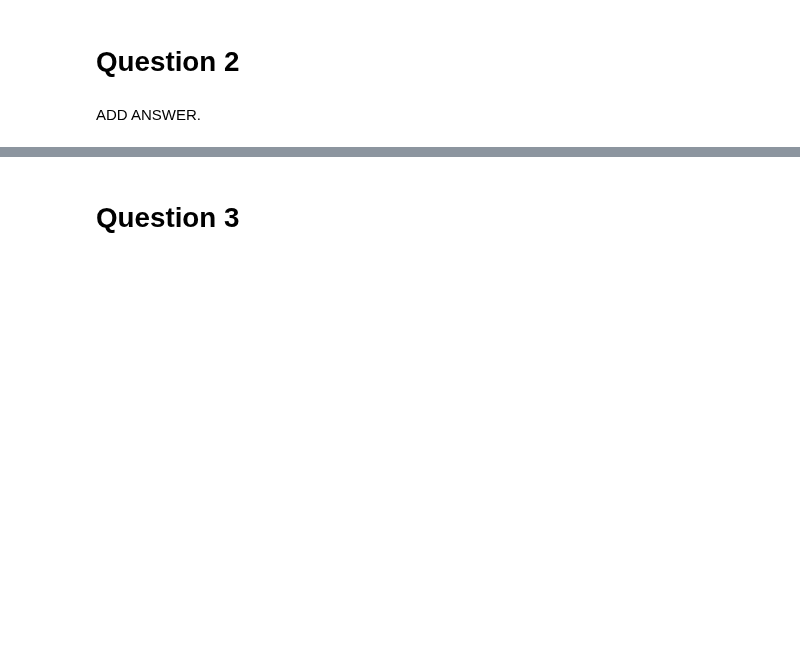
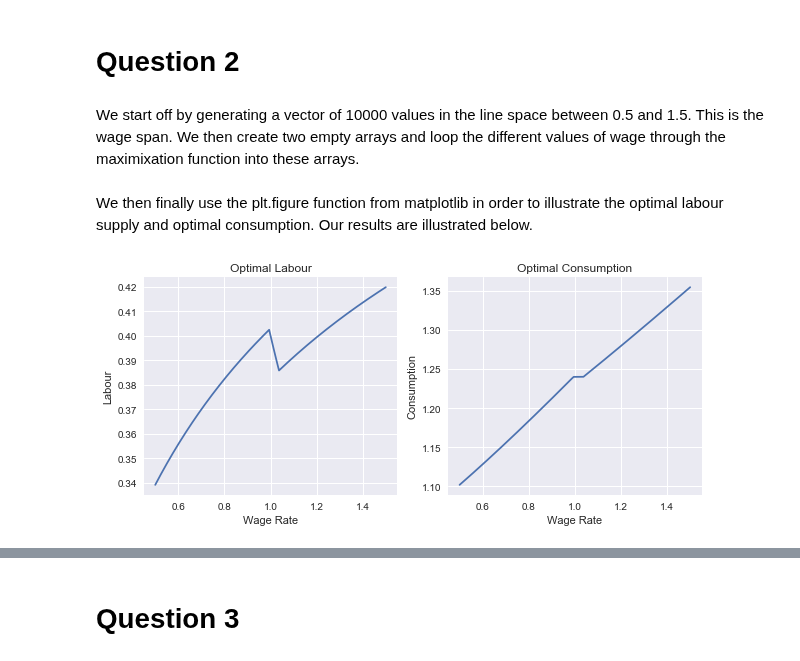
Before and after one commit to NumEconCopenhagen/projects-2020-1001numpyarrays, a Jupyter notebook: inauguralproject/inauguralproject.ipynb, the cells around one changed output, grey strips where cells are left out. Drawn from its saved outputs; the diff is of its cells as text; code cells hidden in the pictures; blank space fills up the shorter version.

```diff
--- a/inauguralproject/inauguralproject.ipynb
+++ b/inauguralproject/inauguralproject.ipynb
@@ -11,11 +4,12 @@
 Imports and set magics:
 # %%
 import numpy as np
+from scipy import optimize
+from matplotlib import pyplot as plt
+plt.style.use("seaborn")
 
-#test
+
+
 # autoreload modules when code is run
 %load_ext autoreload
 %autoreload 2
-
-# local modules
-import inauguralproject
@@ -34,4 +141,2 @@ print(b)
 # %% [markdown]
 # Question 2
-# %% [markdown]
-ADD ANSWER.
@@ -39,0 +143,42 @@ ADD ANSWER.
+# %% [markdown]
+We start off by generating a vector of 10000 values in the line space between 0.5 and 1.5. This is the wage span. We then create two empty arrays and loop the different values of wage through the maximixation function into these arrays.
+# %%
+
+# set of vector values
+N = 10000
+wage_range = np.linspace(0.5, 1.5, N)
+labour_range = np.empty(N)
+consumption_range = np.empty(N)
+
+# looping values through solver and plugging into to empty arrays.
+for i, w in enumerate(wage_range):
+    sol = solve(w, epsilon, v, tau_0, tau_1, k, m)
+    labour_range[i] = sol[0]
+    consumption_range[i] = sol[1]
+# %% [markdown]
+We then finally use the plt.figure function from matplotlib in order to illustrate the optimal labour supply and optimal consumption.
+Our results are illustrated below.
+# %%
+figure = plt.figure(figsize=(10,4))
+
+# left plot - labor
+ax_left = figure.add_subplot(1,2,1)
+ax_left.plot(wage_range, labour_range)
+ax_left.set_title("Optimal Labour")
+ax_left.set_xlabel("Wage Rate")
+ax_left.set_ylabel("Labour")
+ax_left.grid(True)
+
+
+# right plot - consumption
+ax_right = figure.add_subplot(1,2,2)
+ax_right.plot(wage_range, consumption_range)
+ax_right.set_title("Optimal Consumption")
+ax_right.set_xlabel("Wage Rate")
+ax_right.set_ylabel("Consumption")
+ax_right.grid(True)
+
+# print of results
+plt.show;
+# %% [output]
+[figure, added]
```
Also changed, not shown: parts of 26 cells of this notebook, 3 other files.
